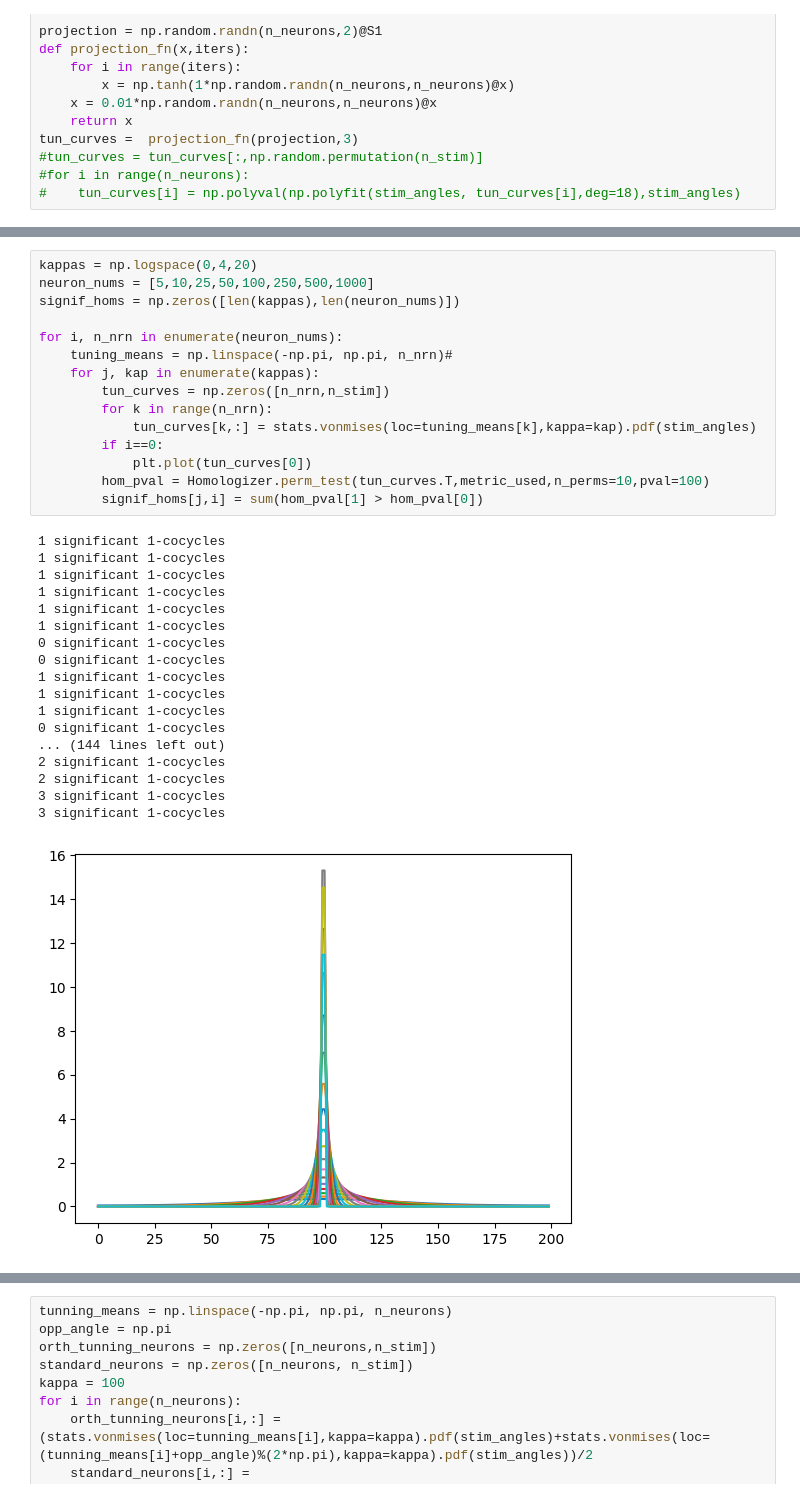
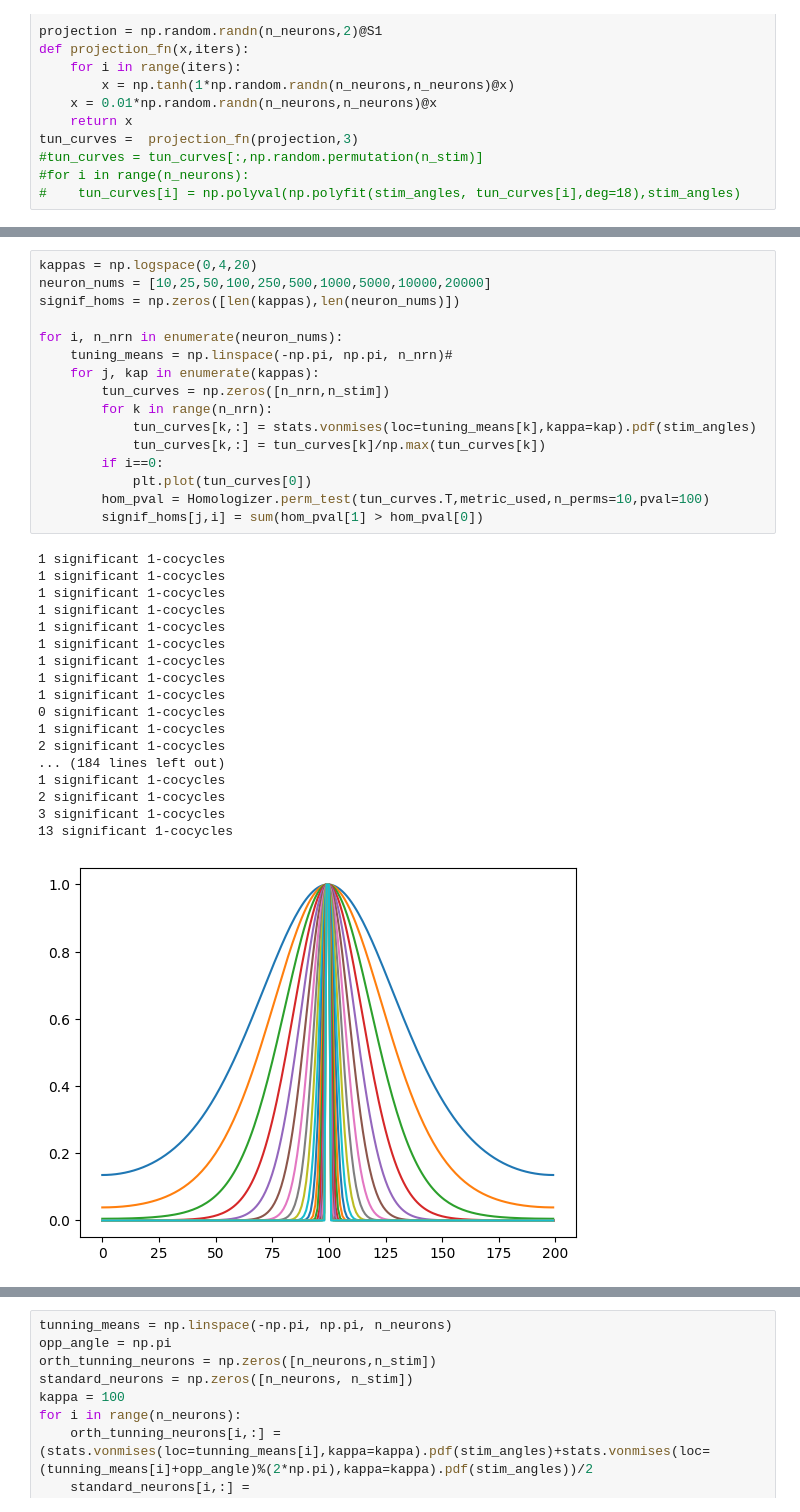
Before and after one commit to KBeshkov/NeuralHomology, a Jupyter notebook: examples/Tunning_curve_examples.ipynb, the cells around one changed output, grey strips where cells are left out. Saved outputs shown, nothing was run; the diff lists cells and outputs as text.

```diff
--- a/examples/Tunning_curve_examples.ipynb
+++ b/examples/Tunning_curve_examples.ipynb
@@ -43,37 +52,38 @@ plot_diagrams(hom_curves[1])#Homologizer.barcode_plot(hom_curves[1],2,pval=pvalu
 # %%
 kappas = np.logspace(0,4,20)
-neuron_nums = [5,10,25,50,100,250,500,1000]
+neuron_nums = [10,25,50,100,250,500,1000,5000,10000,20000]
 signif_homs = np.zeros([len(kappas),len(neuron_nums)])
 
 for i, n_nrn in enumerate(neuron_nums):
     tuning_means = np.linspace(-np.pi, np.pi, n_nrn)#
     for j, kap in enumerate(kappas):
         tun_curves = np.zeros([n_nrn,n_stim])
         for k in range(n_nrn):
             tun_curves[k,:] = stats.vonmises(loc=tuning_means[k],kappa=kap).pdf(stim_angles)
+            tun_curves[k,:] = tun_curves[k]/np.max(tun_curves[k])
         if i==0:
             plt.plot(tun_curves[0])
         hom_pval = Homologizer.perm_test(tun_curves.T,metric_used,n_perms=10,pval=100)
         signif_homs[j,i] = sum(hom_pval[1] > hom_pval[0])
 # %% [output]
+1 significant 1-cocycles
+1 significant 1-cocycles
+1 significant 1-cocycles
 1 significant 1-cocycles
 1 significant 1-cocycles
 1 significant 1-cocycles
 1 significant 1-cocycles
 1 significant 1-cocycles
 1 significant 1-cocycles
 0 significant 1-cocycles
-0 significant 1-cocycles
 1 significant 1-cocycles
+2 significant 1-cocycles
+... (184 lines left out)
 1 significant 1-cocycles
-1 significant 1-cocycles
-0 significant 1-cocycles
-... (144 lines left out)
-2 significant 1-cocycles
 2 significant 1-cocycles
 3 significant 1-cocycles
-3 significant 1-cocycles
+13 significant 1-cocycles
-[figure, old version]
+[figure, new version]
 # %%
 plt.imshow(signif_homs==1,aspect='auto',origin='lower')
 #plt.contour(np.log10(neuron_nums), np.log10(kappas), signif_homs==1,1)
```
Also changed, not shown: parts of 3 cells of this notebook, 8 other files.
